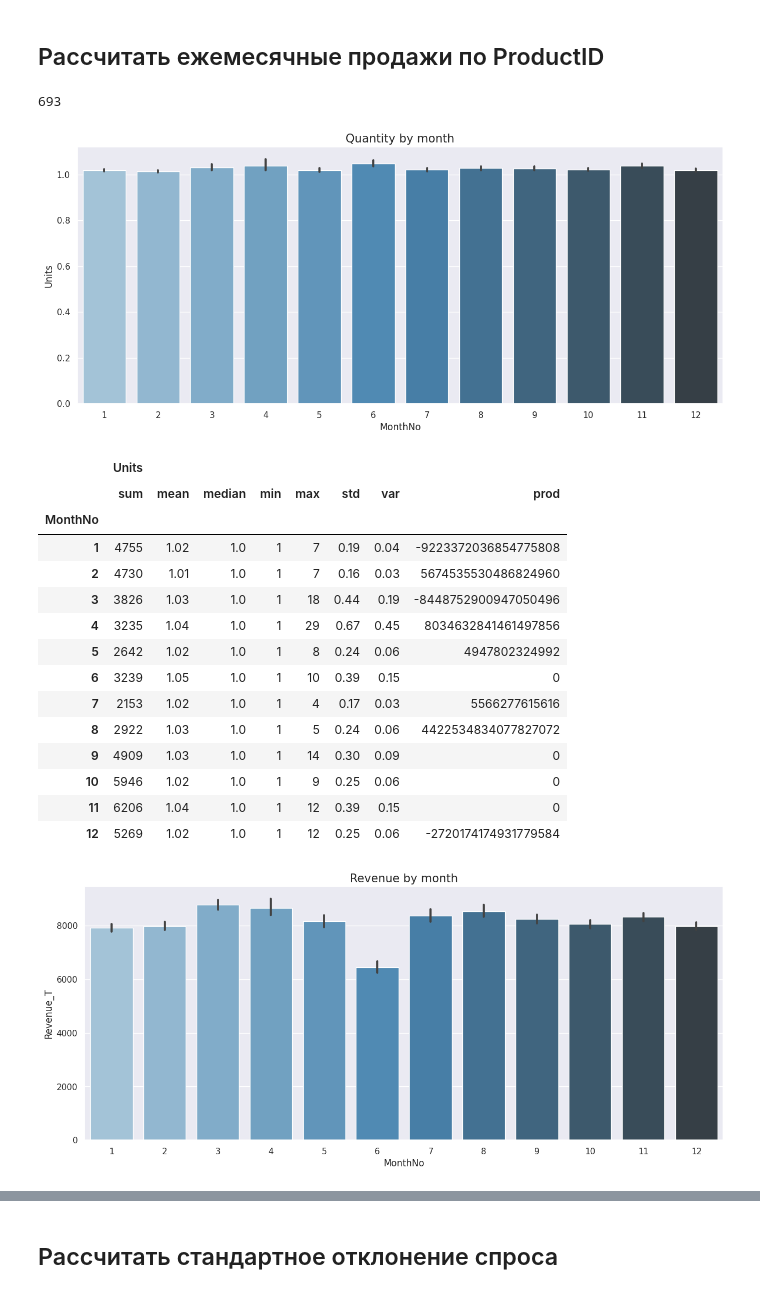
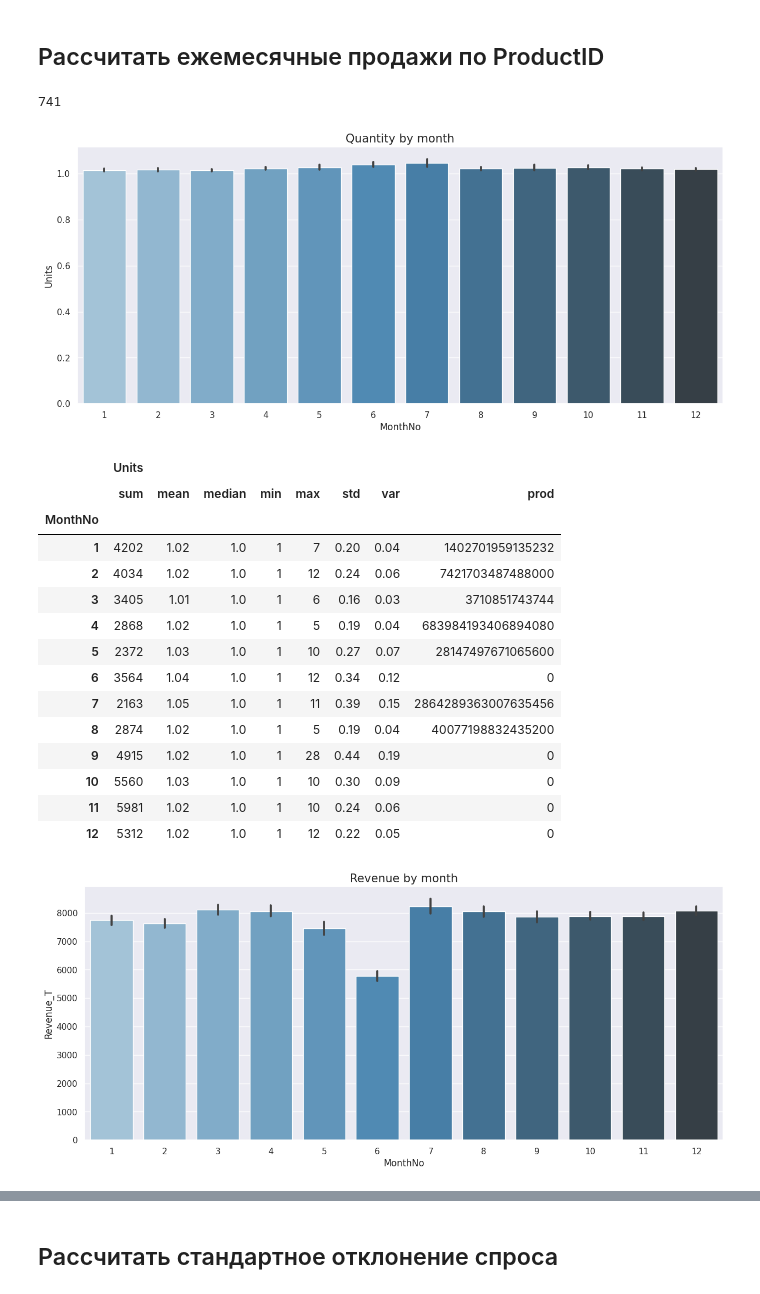
Before and after one commit to DanilVelikiy/Diplom_FinUniver_BigData, a Jupyter notebook: ABC_XYZ_2013.ipynb, the cells around one changed output, grey strips where cells are left out. Saved outputs shown, nothing was run; the diff lists cells and outputs as text; code cells hidden in the pictures.

```diff
--- a/ABC_XYZ_2013.ipynb
+++ b/ABC_XYZ_2013.ipynb
@@ -6,6 +6,8 @@ import pandas as pd
 import numpy as np
 import seaborn as sns
 import matplotlib.pyplot as plt
+# %%
+input_year = 2013
 # %%
 sns.set_style("dark")
 sns.set()
@@ -74,22 +76,22 @@ Name: Year, Length: 1048575, dtype: int64>
 ## Рассчитать ежемесячные продажи по ProductID
 # %%
 # соответственно для анализа беру 2013. 2014 можно будет потом тоже посмотреть конечно
-df2013 = df[df['Year']==2014]
+df = df[df['Year']==input_year]
 # %%
 # посмотрю, сколько из всего многообразия продуктов компании осталось в этом году.
-df2013['ProductID'].nunique()
+df['ProductID'].nunique()
 # %% [output]
-693
+741
 # %%
 # обзор сезонности, по среднему количеству проданных всех товаров по месяцам
 f, ax = plt.subplots(figsize=(15, 6))
 ax = sns.barplot(x="MonthNo",
                  y="Units",
-                 data=df2013,
+                 data=df,
                  palette="Blues_d")\
                 .set_title("Quantity by month",fontsize=15)
 # %% [output]
-[figure, old version]
+[figure, new version]
 # %%
 # и это же описательной статистикой
 # Это функция агрегирования, по столбцу 'all' посчитать статистические данные
@@ -98,36 +100,36 @@ agg_func_math = {
 }
 
 # группирую по дате (месяц-год) и считаю статистические величины и все округляю до второго знака
-df2013_units_stat = df2013.groupby(['MonthNo']).agg(agg_func_math).round(2)
+df_units_stat = df.groupby(['MonthNo']).agg(agg_func_math).round(2)
 
 # посмотрю что получилось
-df2013_units_stat
+df_units_stat
 # %% [output]
 |  | Units |  |  |  |  |  |  |  |
 |  | sum | mean | median | min | max | std | var | prod |
 | MonthNo |  |  |  |  |  |  |  |  |
-| 1 | 4755 | 1.02 | 1.0 | 1 | 7 | 0.19 | 0.04 | -9223372036854775808 |
-| 2 | 4730 | 1.01 | 1.0 | 1 | 7 | 0.16 | 0.03 | 5674535530486824960 |
-| 3 | 3826 | 1.03 | 1.0 | 1 | 18 | 0.44 | 0.19 | -8448752900947050496 |
-| 4 | 3235 | 1.04 | 1.0 | 1 | 29 | 0.67 | 0.45 | 8034632841461497856 |
-| 5 | 2642 | 1.02 | 1.0 | 1 | 8 | 0.24 | 0.06 | 4947802324992 |
-| 6 | 3239 | 1.05 | 1.0 | 1 | 10 | 0.39 | 0.15 | 0 |
-| 7 | 2153 | 1.02 | 1.0 | 1 | 4 | 0.17 | 0.03 | 5566277615616 |
-| 8 | 2922 | 1.03 | 1.0 | 1 | 5 | 0.24 | 0.06 | 4422534834077827072 |
-| 9 | 4909 | 1.03 | 1.0 | 1 | 14 | 0.30 | 0.09 | 0 |
-| 10 | 5946 | 1.02 | 1.0 | 1 | 9 | 0.25 | 0.06 | 0 |
-| 11 | 6206 | 1.04 | 1.0 | 1 | 12 | 0.39 | 0.15 | 0 |
-| 12 | 5269 | 1.02 | 1.0 | 1 | 12 | 0.25 | 0.06 | -2720174174931779584 |
+| 1 | 4202 | 1.02 | 1.0 | 1 | 7 | 0.20 | 0.04 | 1402701959135232 |
+| 2 | 4034 | 1.02 | 1.0 | 1 | 12 | 0.24 | 0.06 | 7421703487488000 |
+| 3 | 3405 | 1.01 | 1.0 | 1 | 6 | 0.16 | 0.03 | 3710851743744 |
+| 4 | 2868 | 1.02 | 1.0 | 1 | 5 | 0.19 | 0.04 | 683984193406894080 |
+| 5 | 2372 | 1.03 | 1.0 | 1 | 10 | 0.27 | 0.07 | 28147497671065600 |
+| 6 | 3564 | 1.04 | 1.0 | 1 | 12 | 0.34 | 0.12 | 0 |
+| 7 | 2163 | 1.05 | 1.0 | 1 | 11 | 0.39 | 0.15 | 2864289363007635456 |
+| 8 | 2874 | 1.02 | 1.0 | 1 | 5 | 0.19 | 0.04 | 40077198832435200 |
+| 9 | 4915 | 1.02 | 1.0 | 1 | 28 | 0.44 | 0.19 | 0 |
+| 10 | 5560 | 1.03 | 1.0 | 1 | 10 | 0.30 | 0.09 | 0 |
+| 11 | 5981 | 1.02 | 1.0 | 1 | 10 | 0.24 | 0.06 | 0 |
+| 12 | 5312 | 1.02 | 1.0 | 1 | 12 | 0.22 | 0.05 | 0 |
 # %%
 # обзор сезонности по прибыли, по средней прибыли всех товаров по месяцам
 f, ax = plt.subplots(figsize=(15, 6))
 ax = sns.barplot(x="MonthNo",
                  y="Revenue_T",
-                 data=df2013,
+                 data=df,
                  palette="Blues_d")\
                 .set_title("Revenue by month",fontsize=15)
 # %% [output]
-[figure, old version]
+[figure, new version]
 # %%
 # и это же описательной статистикой
 # Это функция агрегирования, по столбцу 'Units' посчитать статистические данные
```
Also changed, not shown: parts of 34 cells of this notebook, 50 other files.
